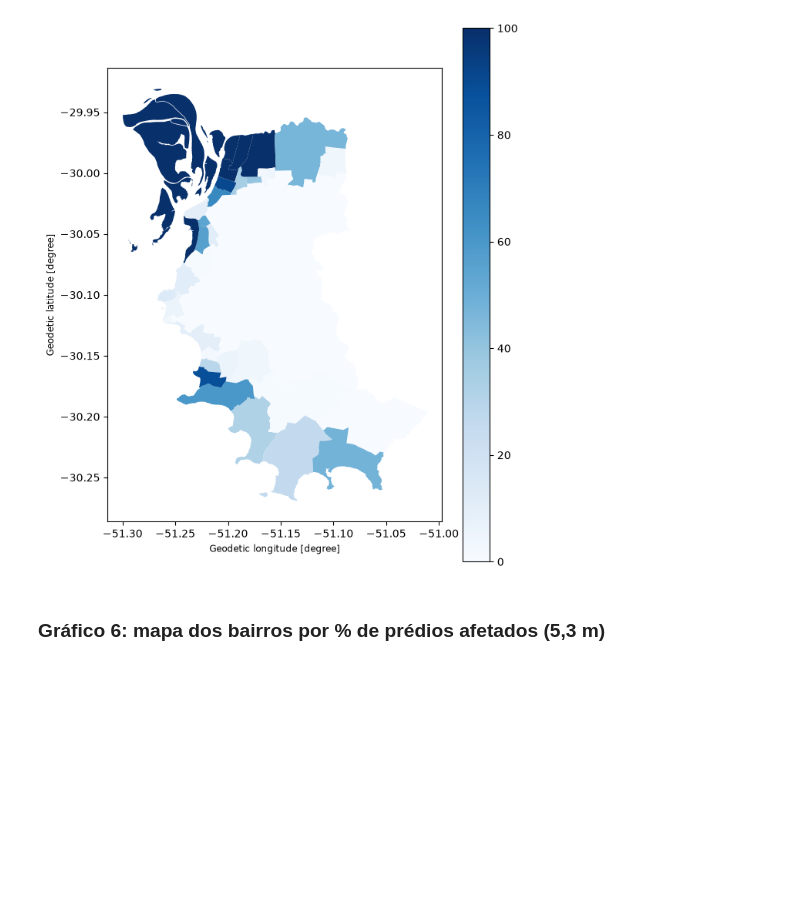
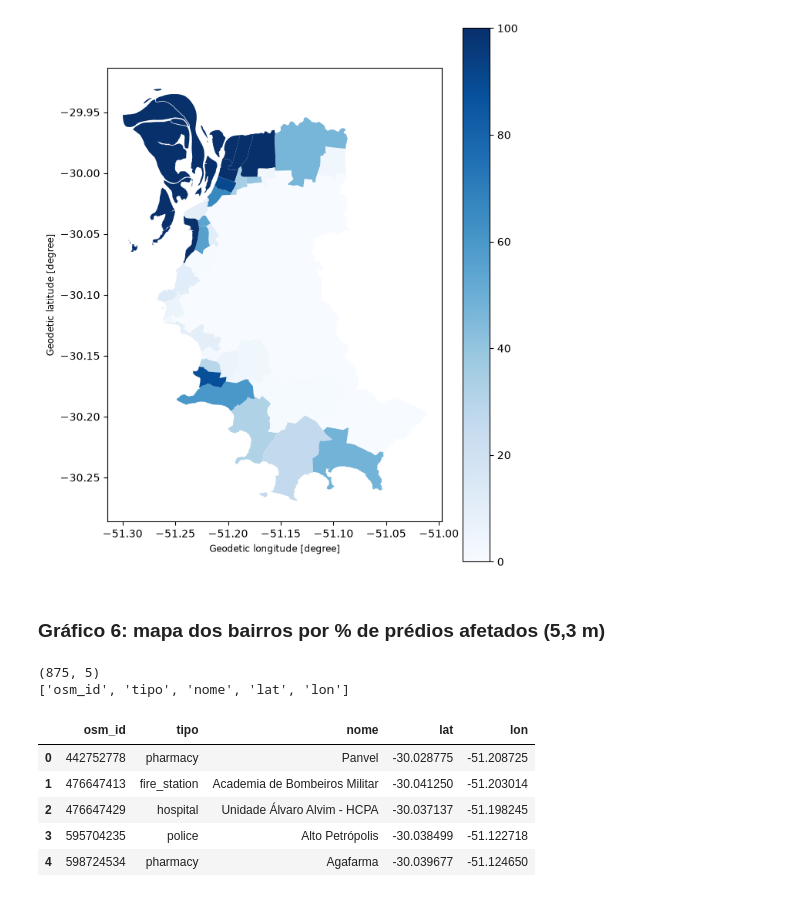
Before and after one commit to sofiaeboli/projeto-enchentes-coleta, a Jupyter notebook: notebooks/EDA.ipynb, the cells around one changed output. Cells and saved outputs as stored; diff of their text form; code cells hidden in the pictures; blank space fills up the shorter version.

```diff
--- a/notebooks/EDA.ipynb
+++ b/notebooks/EDA.ipynb
@@ -166,3 +166,17 @@ mapa.plot(column="percentage", cmap="Blues", legend=True, figsize=(7, 9))
 [figure]
 # %% [markdown]
 ### Gráfico 6: mapa dos bairros por % de prédios afetados (5,3 m)
+# %%
+servicos = pd.read_csv("../dados/originais/osm/servicos_poa.csv")
+print(servicos.shape)
+print(servicos.columns.tolist())
+servicos.head()
+# %% [output]
+(875, 5)
+['osm_id', 'tipo', 'nome', 'lat', 'lon']
+|  | osm_id | tipo | nome | lat | lon |
+| 0 | 442752778 | pharmacy | Panvel | -30.028775 | -51.208725 |
+| 1 | 476647413 | fire_station | Academia de Bombeiros Militar | -30.041250 | -51.203014 |
+| 2 | 476647429 | hospital | Unidade Álvaro Alvim - HCPA | -30.037137 | -51.198245 |
+| 3 | 595704235 | police | Alto Petrópolis | -30.038499 | -51.122718 |
+| 4 | 598724534 | pharmacy | Agafarma | -30.039677 | -51.124650 |
```
Also changed, not shown: parts of 3 cells of this notebook.
